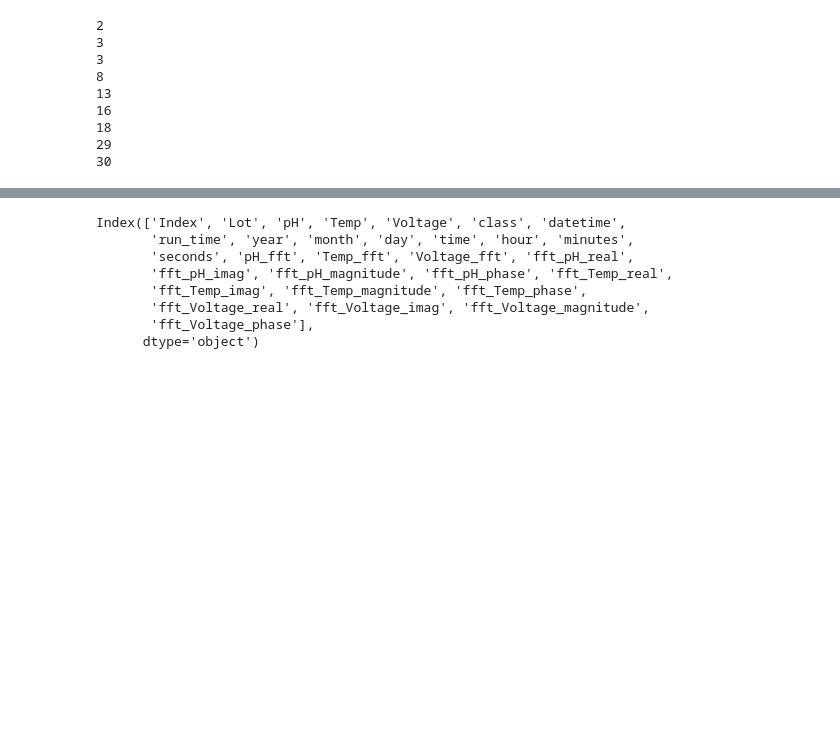
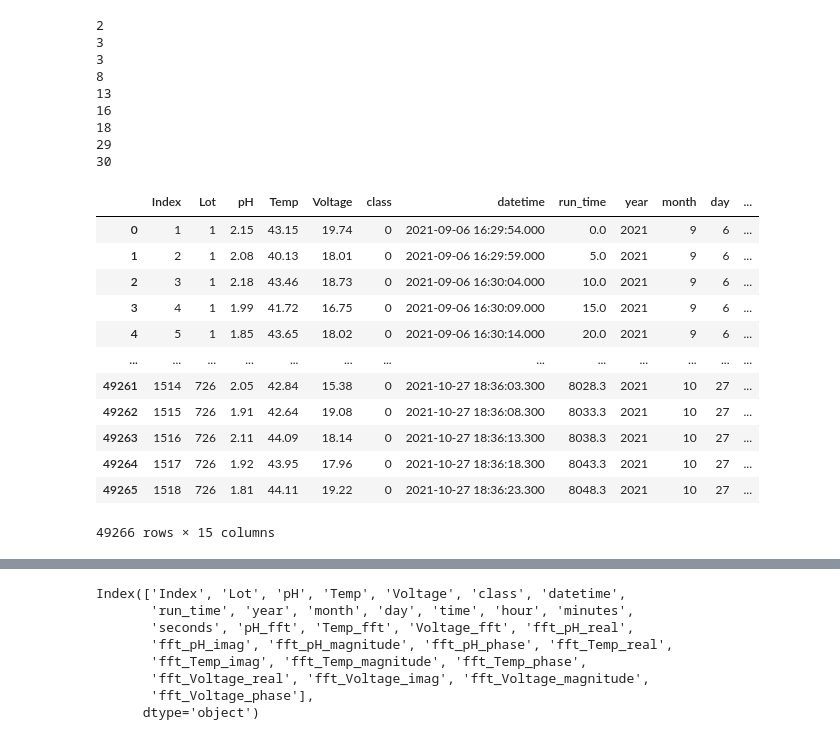
Before and after one commit to GritGlass/ML-DL, a Jupyter notebook: Signal&Table/cromate_defect_detection/PREP.ipynb, the cells around one changed output, grey strips where cells are left out. Cells and saved outputs as stored; diff of their text form; code cells hidden in the pictures; blank space fills up the shorter version.

```diff
--- a/Signal&Table/cromate_defect_detection/PREP.ipynb
+++ b/Signal&Table/cromate_defect_detection/PREP.ipynb
@@ -145,0 +159,19 @@ for i in range(len(file_list)):
+# %%
+merged_featured=pd.concat(df_feature_engineering,axis=0,ignore_index=True)
+merged_featured.to_csv(f'E:/glass_git/ML-DL/Signal&Table/data/cromate/preped/df_merged.csv',index=False)
+# %%
+merged_featured
+# %% [output]
+|  | Index | Lot | pH | Temp | Voltage | class | datetime | run_time | year | month | day | ... |
+| 0 | 1 | 1 | 2.15 | 43.15 | 19.74 | 0 | 2021-09-06 16:29:54.000 | 0.0 | 2021 | 9 | 6 | ... |
+| 1 | 2 | 1 | 2.08 | 40.13 | 18.01 | 0 | 2021-09-06 16:29:59.000 | 5.0 | 2021 | 9 | 6 | ... |
+| 2 | 3 | 1 | 2.18 | 43.46 | 18.73 | 0 | 2021-09-06 16:30:04.000 | 10.0 | 2021 | 9 | 6 | ... |
+| 3 | 4 | 1 | 1.99 | 41.72 | 16.75 | 0 | 2021-09-06 16:30:09.000 | 15.0 | 2021 | 9 | 6 | ... |
+| 4 | 5 | 1 | 1.85 | 43.65 | 18.02 | 0 | 2021-09-06 16:30:14.000 | 20.0 | 2021 | 9 | 6 | ... |
+| ... | ... | ... | ... | ... | ... | ... | ... | ... | ... | ... | ... | ... |
+| 49261 | 1514 | 726 | 2.05 | 42.84 | 15.38 | 0 | 2021-10-27 18:36:03.300 | 8028.3 | 2021 | 10 | 27 | ... |
+| 49262 | 1515 | 726 | 1.91 | 42.64 | 19.08 | 0 | 2021-10-27 18:36:08.300 | 8033.3 | 2021 | 10 | 27 | ... |
+| 49263 | 1516 | 726 | 2.11 | 44.09 | 18.14 | 0 | 2021-10-27 18:36:13.300 | 8038.3 | 2021 | 10 | 27 | ... |
+| 49264 | 1517 | 726 | 1.92 | 43.95 | 17.96 | 0 | 2021-10-27 18:36:18.300 | 8043.3 | 2021 | 10 | 27 | ... |
+| 49265 | 1518 | 726 | 1.81 | 44.11 | 19.22 | 0 | 2021-10-27 18:36:23.300 | 8048.3 | 2021 | 10 | 27 | ... |
+49266 rows × 15 columns
```
Also changed, not shown: parts of 4 cells of this notebook, 6 other files.
